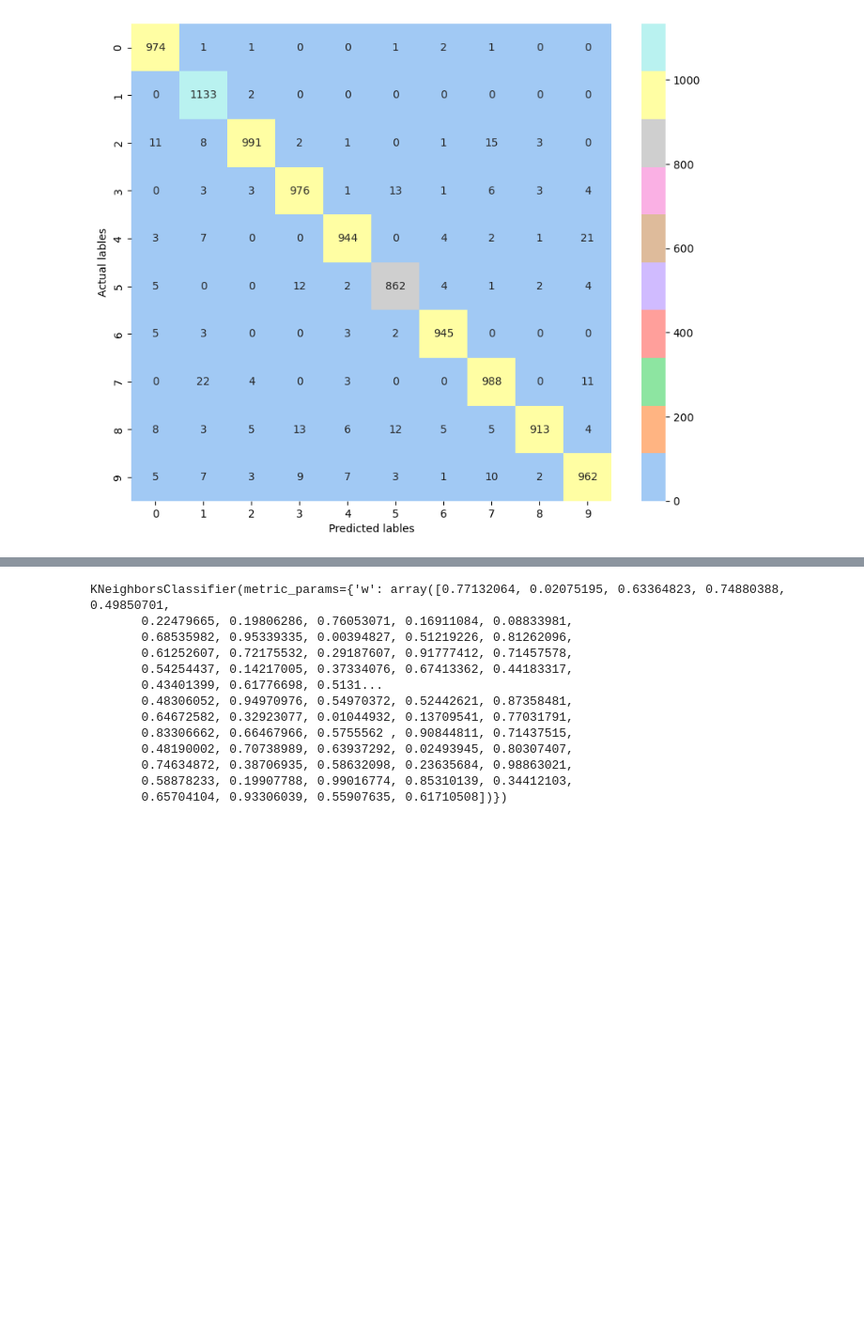
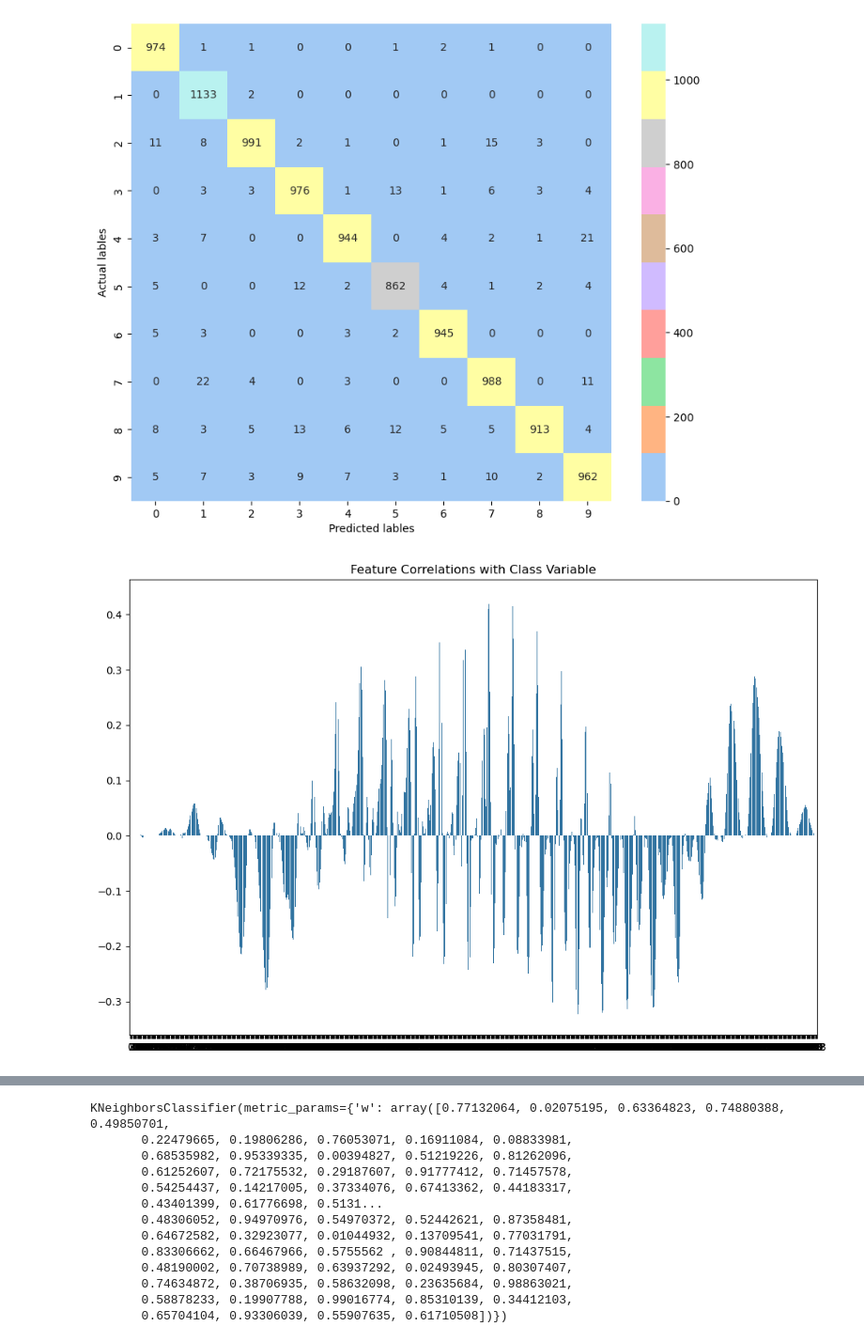
Before and after one commit to ompiepy/DataMining, a Jupyter notebook: Lab 4/KnnOnMNISTDataset.ipynb, the cells around one changed output, grey strips where cells are left out. Shown at 94% size. Cells and saved outputs as stored; diff of their text form; code cells hidden in the pictures; blank space fills up the shorter version.

```diff
--- a/Lab 4/KnnOnMNISTDataset.ipynb
+++ b/Lab 4/KnnOnMNISTDataset.ipynb
@@ -186,0 +238,4 @@ plt.show()
+# %%
+param_grid = {'n_neighbors': np.arange(1, 31)}
+grid_search = GridSearchCV(KNeighborsClassifier(), param_grid, cv=10)
+grid_search.fit(X_train_flattened, y_train)
@@ -186,0 +246,8 @@ plt.show()
+# %%
+correlations = [pearsonr(X_train_flattened[:, i], y_train)[0] for i in range(X_train_flattened.shape[1])]
+plt.figure(figsize=(12, 8))
+sns.barplot(x=np.arange(len(correlations)), y=correlations)
+plt.title('Feature Correlations with Class Variable')
+plt.show()
+# %% [output]
+[figure, added]
```
Also changed, not shown: parts of 13 cells of this notebook, 2 other files.
